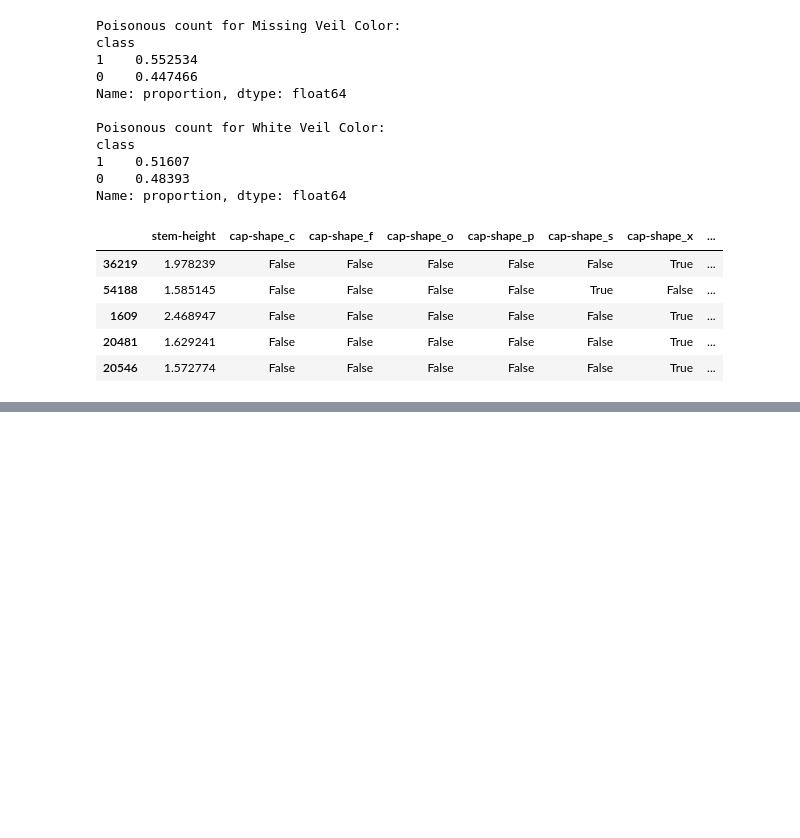
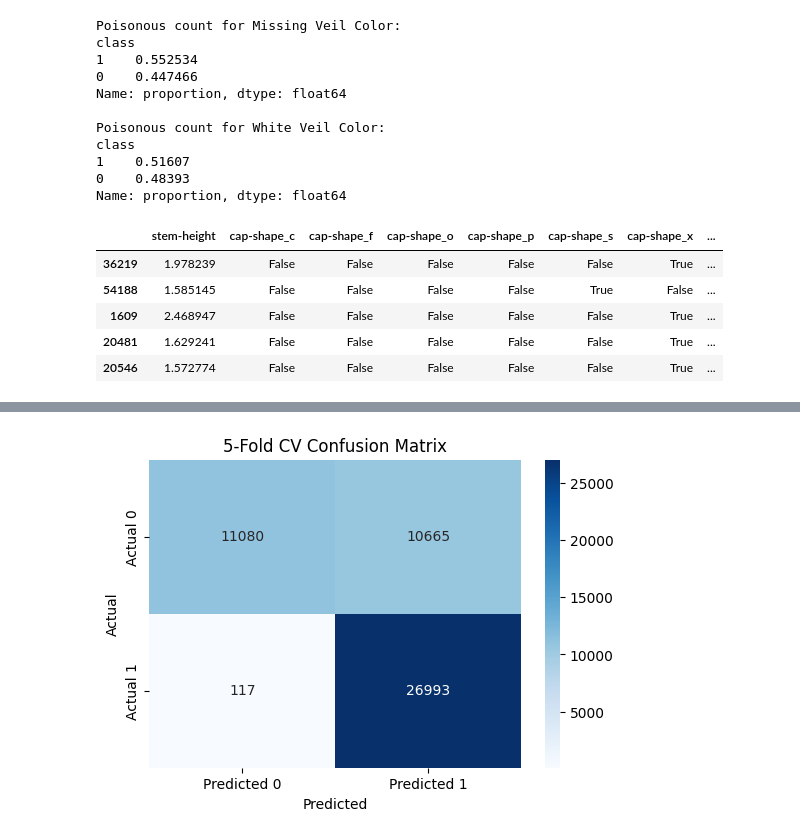
Before and after one commit to junek1234/Mushrooms-ML-Assigment-3, a Jupyter notebook: 3 Mushroom foraging/3. Mushroom foraging.ipynb, the cells around one changed output, grey strips where cells are left out. Cells and saved outputs as stored; diff of their text form; code cells hidden in the pictures; blank space fills up the shorter version.

```diff
--- a/3 Mushroom foraging/3. Mushroom foraging.ipynb
+++ b/3 Mushroom foraging/3. Mushroom foraging.ipynb
@@ -375,11 +439,76 @@ val score: 0.8568212056084331
 # %%
 # cross validation
-from sklearn.model_selection import cross_val_score
-log_reg_2 = LogisticRegression(max_iter=500, random_state=42)
-log_reg_2.fit(X_train,y_train)
-cv_scores = cross_val_score(log_reg_2, X_train_val, y_train_val, cv=10)
-train_score2 = log_reg_2.score(X_train, y_train)
-print(f"train score: {train_score2}")
-print(f"Cross-validation scores: {cv_scores}")
-print(f"Mean cross-validation score: {cv_scores.mean():.2f}")
+from sklearn.model_selection import StratifiedKFold, cross_val_score, cross_val_predict
+from sklearn.metrics import (
+    confusion_matrix,
+    precision_recall_curve,
+    roc_curve,
+    auc
+    )
+from sklearn.linear_model import LogisticRegression
+
+cv = StratifiedKFold(n_splits=5, shuffle=True, random_state=42)
+
+log_reg_2 = LogisticRegression(
+    C=5.0,
+    penalty="l1",
+    solver="liblinear",
+    class_weight={0: 1, 1: 8},
+    max_iter=1000,
+    random_state=42
+)
+
+accuracy_cv = cross_val_score(log_reg_2, X_train_val, y_train_val, cv=cv, scoring="accuracy", n_jobs=-1)
+precision_cv = cross_val_score(log_reg_2, X_train_val, y_train_val, cv=cv, scoring="precision", n_jobs=-1)
+recall_cv = cross_val_score(log_reg_2, X_train_val, y_train_val, cv=cv, scoring="recall", n_jobs=-1)
+f1_cv = cross_val_score(log_reg_2, X_train_val, y_train_val, cv=cv, scoring="f1", n_jobs=-1)
+
+print(f"CV Accuracy:  {accuracy_cv.mean():.4f} (+/- {accuracy_cv.std():.4f})")
+print(f"CV Precision: {precision_cv.mean():.4f} (+/- {precision_cv.std():.4f})")
+print(f"CV Recall:    {recall_cv.mean():.4f} (+/- {recall_cv.std():.4f})")
+print(f"CV F1 score:  {f1_cv.mean():.4f} (+/- {f1_cv.std():.4f})")
+
+y_cv_pred = cross_val_predict(log_reg_2, X_train_val, y_train_val, cv=cv, method="predict", n_jobs=-1)
+y_cv_scores = cross_val_predict(log_reg_2, X_train_val, y_train_val, cv=cv, method="predict_proba", n_jobs=-1)[:, 1]
+
+conf_matrix = confusion_matrix(y_train_val, y_cv_pred)
+print("Confusion matrix (cross-validated predictions):")
+print(conf_matrix)
+plt.figure(figsize=(6, 4))
+sns.heatmap(
+    conf_matrix,
+    annot=True,
+    fmt="d",
+    cmap="Blues",
+    xticklabels=["Predicted 0", "Predicted 1"],
+    yticklabels=["Actual 0", "Actual 1"]
+)
+plt.title("5-Fold CV Confusion Matrix")
+plt.xlabel("Predicted")
+plt.ylabel("Actual")
+plt.show()
+
+precision_curve, recall_curve, _ = precision_recall_curve(y_train_val, y_cv_scores)
+pr_auc = auc(recall_curve, precision_curve)
+plt.figure(figsize=(6, 4))
+plt.plot(recall_curve, precision_curve, marker=".")
+plt.title("Cross-Validated Precision-Recall Curve")
+plt.xlabel("Recall")
+plt.ylabel("Precision")
+plt.grid()
+plt.show()
+print(f"PR AUC: {pr_auc:.4f}")
+
+fpr, tpr, _ = roc_curve(y_train_val, y_cv_scores)
+roc_auc = auc(fpr, tpr)
+plt.figure(figsize=(6, 4))
+plt.plot(fpr, tpr, label=f"ROC curve (area = {roc_auc:.2f})")
+plt.plot([0, 1], [0, 1], "k--")
+plt.title("Cross-Validated ROC Curve")
+plt.xlabel("False Positive Rate")
+plt.ylabel("True Positive Rate")
+plt.legend(loc="lower right")
+plt.grid()
+plt.show()
+print(f"ROC AUC: {roc_auc:.4f}")
 # %% [output]
@@ -389,0 +522 @@ Mean cross-validation score: 0.86
+[figure, added]
```
Also changed, not shown: parts of 7 cells of this notebook.
